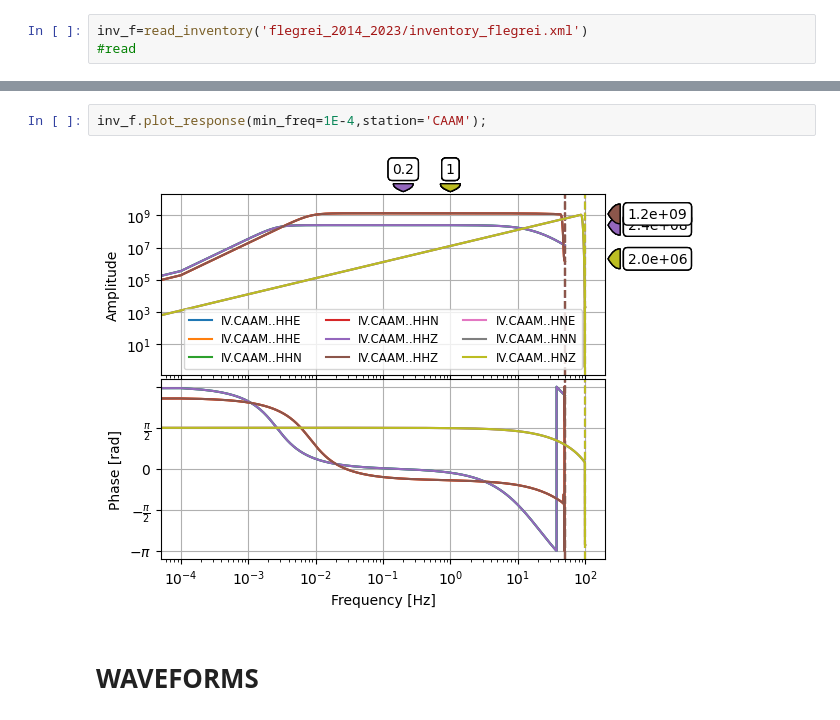
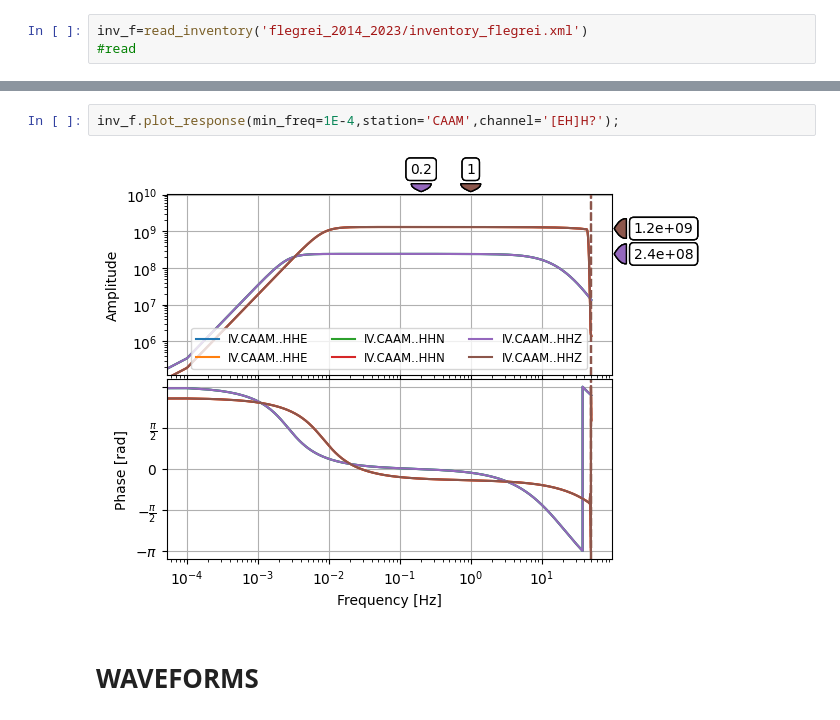
Before and after one commit to giacomorapagnani/seis, a Jupyter notebook: obspy_data_download.ipynb, the cells around one changed output, grey strips where cells are left out. Cells and saved outputs as stored; diff of their text form.

```diff
--- a/obspy_data_download.ipynb
+++ b/obspy_data_download.ipynb
@@ -168,7 +164,7 @@ inv_f=read_inventory('flegrei_2014_2023/inventory_flegrei.xml')
 # %%
-inv_f.plot_response(min_freq=1E-4,station='CAAM');
+inv_f.plot_response(min_freq=1E-4,station='CAAM',channel='[EH]H?');
 # %% [output]
-[figure, old version]
+[figure, new version]
 # %% [markdown]
 # WAVEFORMS
 # %%
```
Also changed, not shown: parts of 2 cells of this notebook, 16 other files.
